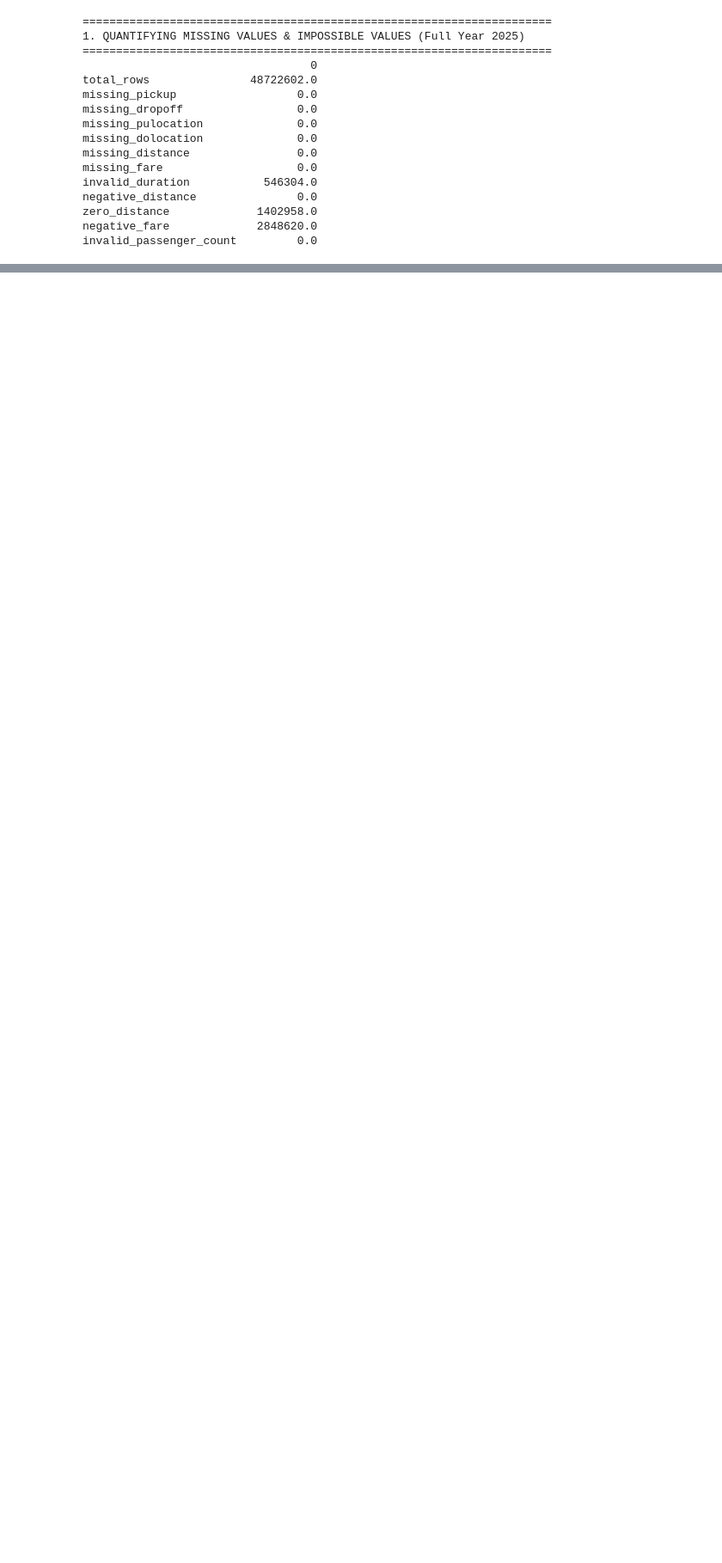
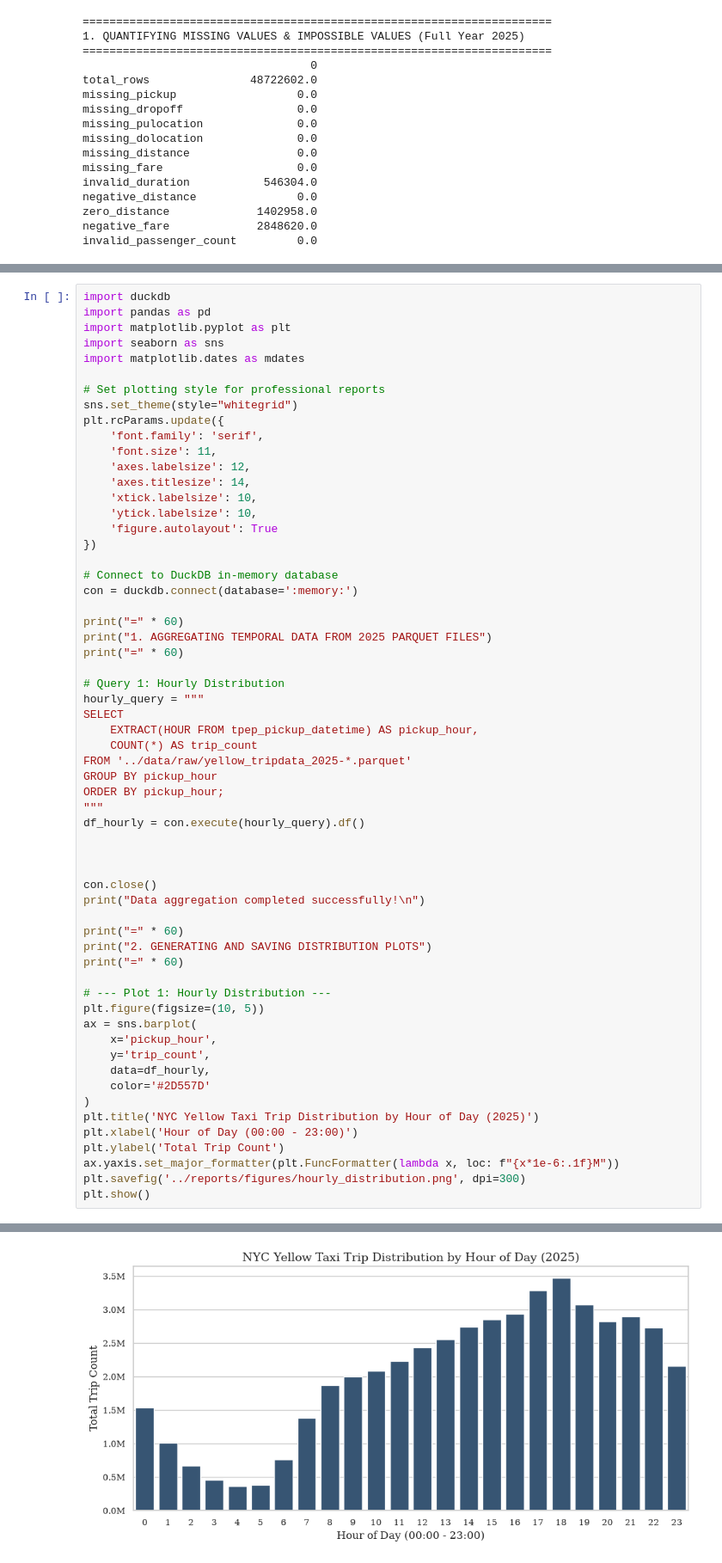
Before and after one commit to CDsonji/NYC-TLC-Trip-Record-Data-Analysis-, a Jupyter notebook: notebooks/data_audit.ipynb, the cells around one changed output, grey strips where cells are left out. Shown at 86% size. Drawn from its saved outputs; the diff is of its cells as text; blank space fills up the shorter version.

```diff
--- a/notebooks/data_audit.ipynb
+++ b/notebooks/data_audit.ipynb
@@ -142,0 +165,61 @@ invalid_passenger_count         0.0
+# %%
+import duckdb
+import pandas as pd
+import matplotlib.pyplot as plt
+import seaborn as sns
+import matplotlib.dates as mdates
+
+# Set plotting style for professional reports
+sns.set_theme(style="whitegrid")
+plt.rcParams.update({
+    'font.family': 'serif',
+    'font.size': 11,
+    'axes.labelsize': 12,
+    'axes.titlesize': 14,
+    'xtick.labelsize': 10,
+    'ytick.labelsize': 10,
+    'figure.autolayout': True
+})
+
+# Connect to DuckDB in-memory database
+con = duckdb.connect(database=':memory:')
+
+print("=" * 60)
+print("1. AGGREGATING TEMPORAL DATA FROM 2025 PARQUET FILES")
+print("=" * 60)
+
+# Query 1: Hourly Distribution
+hourly_query = """
+SELECT
+    EXTRACT(HOUR FROM tpep_pickup_datetime) AS pickup_hour,
+    COUNT(*) AS trip_count
+FROM '../data/raw/yellow_tripdata_2025-*.parquet'
+GROUP BY pickup_hour
+ORDER BY pickup_hour;
+"""
+df_hourly = con.execute(hourly_query).df()
+
+
+
+con.close()
+print("Data aggregation completed successfully!\n")
+
+print("=" * 60)
+print("2. GENERATING AND SAVING DISTRIBUTION PLOTS")
+print("=" * 60)
+
+# --- Plot 1: Hourly Distribution ---
+plt.figure(figsize=(10, 5))
+ax = sns.barplot(
+    x='pickup_hour',
+    y='trip_count',
+    data=df_hourly,
+    color='#2D557D'
+)
+plt.title('NYC Yellow Taxi Trip Distribution by Hour of Day (2025)')
+plt.xlabel('Hour of Day (00:00 - 23:00)')
+plt.ylabel('Total Trip Count')
+ax.yaxis.set_major_formatter(plt.FuncFormatter(lambda x, loc: f"{x*1e-6:.1f}M"))
+plt.savefig('../reports/figures/hourly_distribution.png', dpi=300)
+plt.show()
+# %% [output]
@@ -142,0 +234 @@ invalid_passenger_count         0.0
+[figure, added]
```
Also changed, not shown: parts of 5 cells of this notebook, 25 other files.
